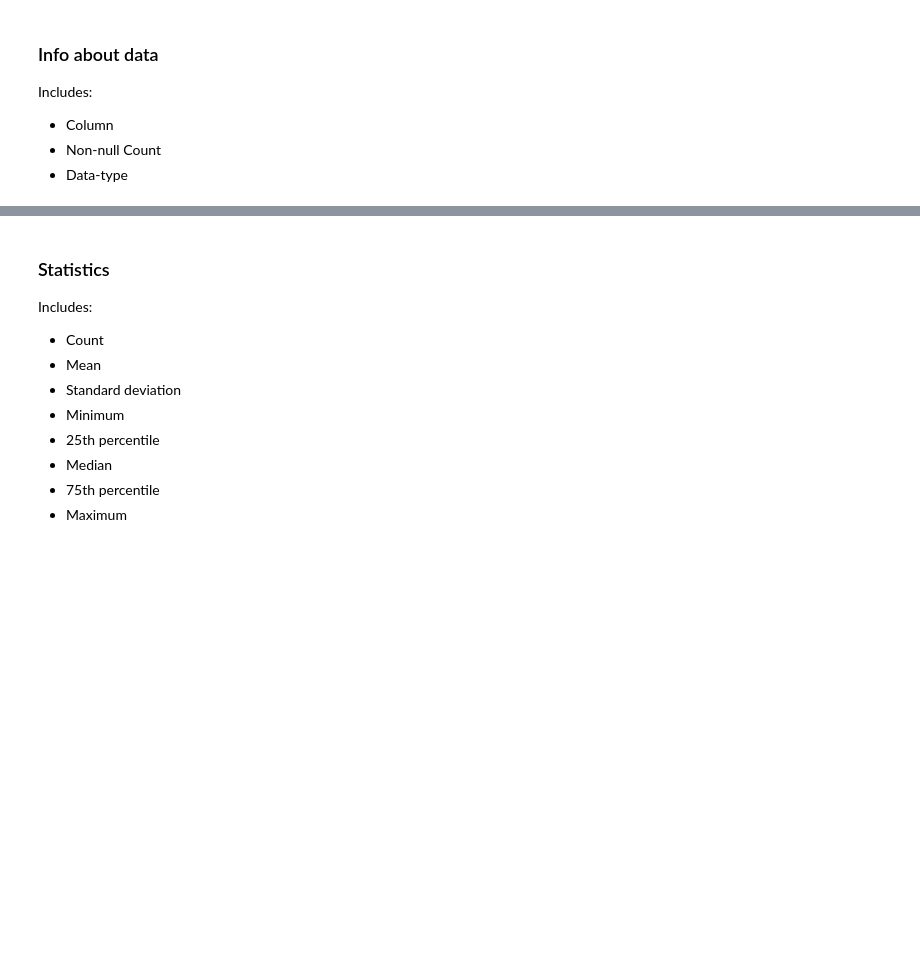
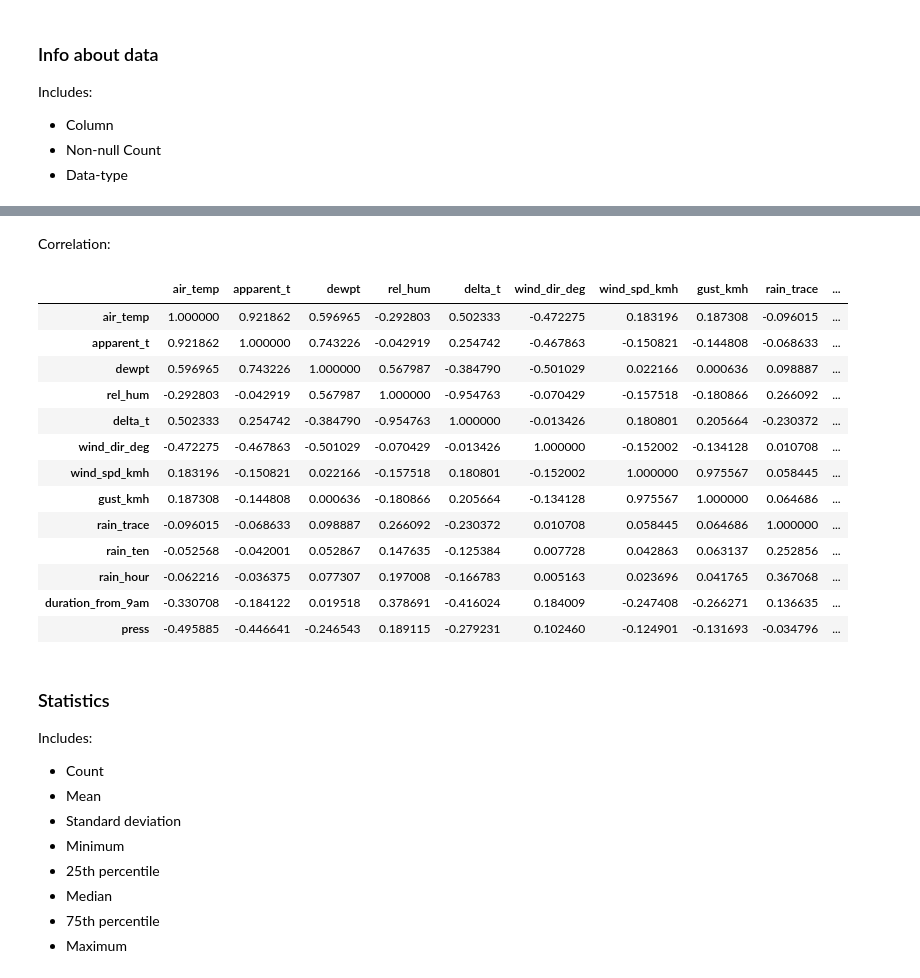
Before and after one commit to TempeHS/2025SE-Crawford.L-HSCTask2, a Jupyter notebook: model_development/visualisation/visual.ipynb, the cells around one changed output, grey strips where cells are left out. Cells and saved outputs as stored; diff of their text form; code cells hidden in the pictures; blank space fills up the shorter version.

```diff
--- a/model_development/visualisation/visual.ipynb
+++ b/model_development/visualisation/visual.ipynb
@@ -28,3 +46,25 @@ data_frame.info()
+# %% [markdown]
+Correlation:
+# %%
+data_frame = data_frame.drop(
+    columns=["time", "wmo", "lat", "lon", "name", "history_product", "location"]
+)
+data_frame.corr()
+# %% [output]
+|  | air_temp | apparent_t | dewpt | rel_hum | delta_t | wind_dir_deg | wind_spd_kmh | gust_kmh | rain_trace | ... |
+| air_temp | 1.000000 | 0.921862 | 0.596965 | -0.292803 | 0.502333 | -0.472275 | 0.183196 | 0.187308 | -0.096015 | ... |
+| apparent_t | 0.921862 | 1.000000 | 0.743226 | -0.042919 | 0.254742 | -0.467863 | -0.150821 | -0.144808 | -0.068633 | ... |
+| dewpt | 0.596965 | 0.743226 | 1.000000 | 0.567987 | -0.384790 | -0.501029 | 0.022166 | 0.000636 | 0.098887 | ... |
+| rel_hum | -0.292803 | -0.042919 | 0.567987 | 1.000000 | -0.954763 | -0.070429 | -0.157518 | -0.180866 | 0.266092 | ... |
+| delta_t | 0.502333 | 0.254742 | -0.384790 | -0.954763 | 1.000000 | -0.013426 | 0.180801 | 0.205664 | -0.230372 | ... |
+| wind_dir_deg | -0.472275 | -0.467863 | -0.501029 | -0.070429 | -0.013426 | 1.000000 | -0.152002 | -0.134128 | 0.010708 | ... |
+| wind_spd_kmh | 0.183196 | -0.150821 | 0.022166 | -0.157518 | 0.180801 | -0.152002 | 1.000000 | 0.975567 | 0.058445 | ... |
+| gust_kmh | 0.187308 | -0.144808 | 0.000636 | -0.180866 | 0.205664 | -0.134128 | 0.975567 | 1.000000 | 0.064686 | ... |
+| rain_trace | -0.096015 | -0.068633 | 0.098887 | 0.266092 | -0.230372 | 0.010708 | 0.058445 | 0.064686 | 1.000000 | ... |
+| rain_ten | -0.052568 | -0.042001 | 0.052867 | 0.147635 | -0.125384 | 0.007728 | 0.042863 | 0.063137 | 0.252856 | ... |
+| rain_hour | -0.062216 | -0.036375 | 0.077307 | 0.197008 | -0.166783 | 0.005163 | 0.023696 | 0.041765 | 0.367068 | ... |
+| duration_from_9am | -0.330708 | -0.184122 | 0.019518 | 0.378691 | -0.416024 | 0.184009 | -0.247408 | -0.266271 | 0.136635 | ... |
+| press | -0.495885 | -0.446641 | -0.246543 | 0.189115 | -0.279231 | 0.102460 | -0.124901 | -0.131693 | -0.034796 | ... |
 # %% [markdown]
 ### Statistics
 
```
Also changed, not shown: parts of 8 cells of this notebook.
